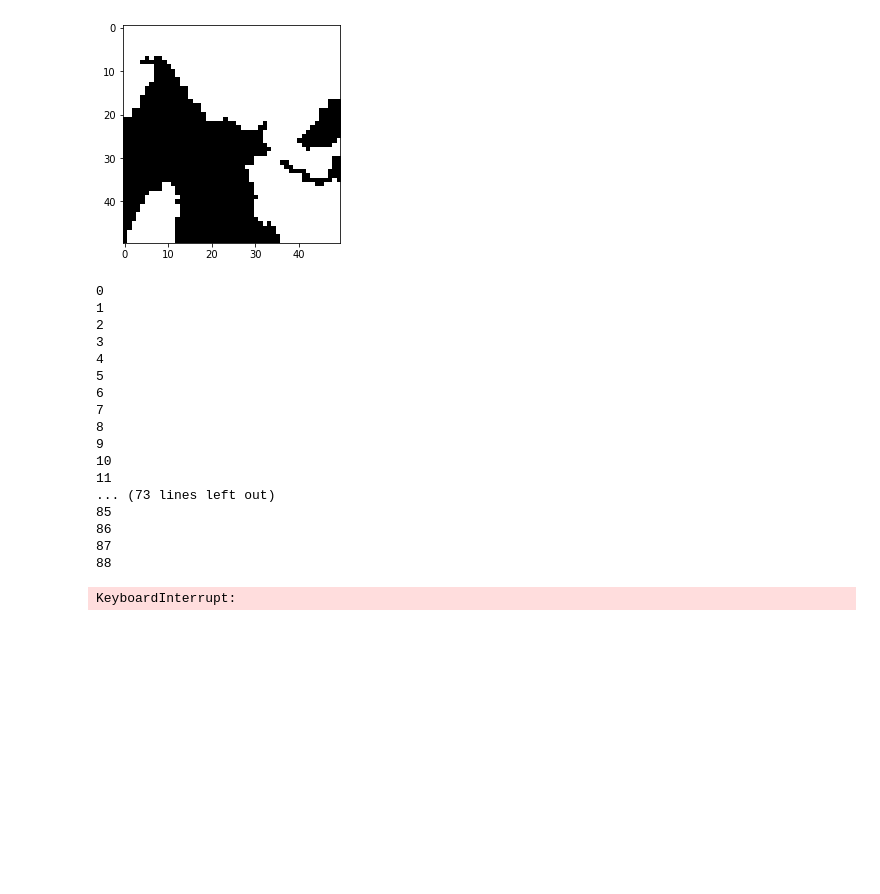
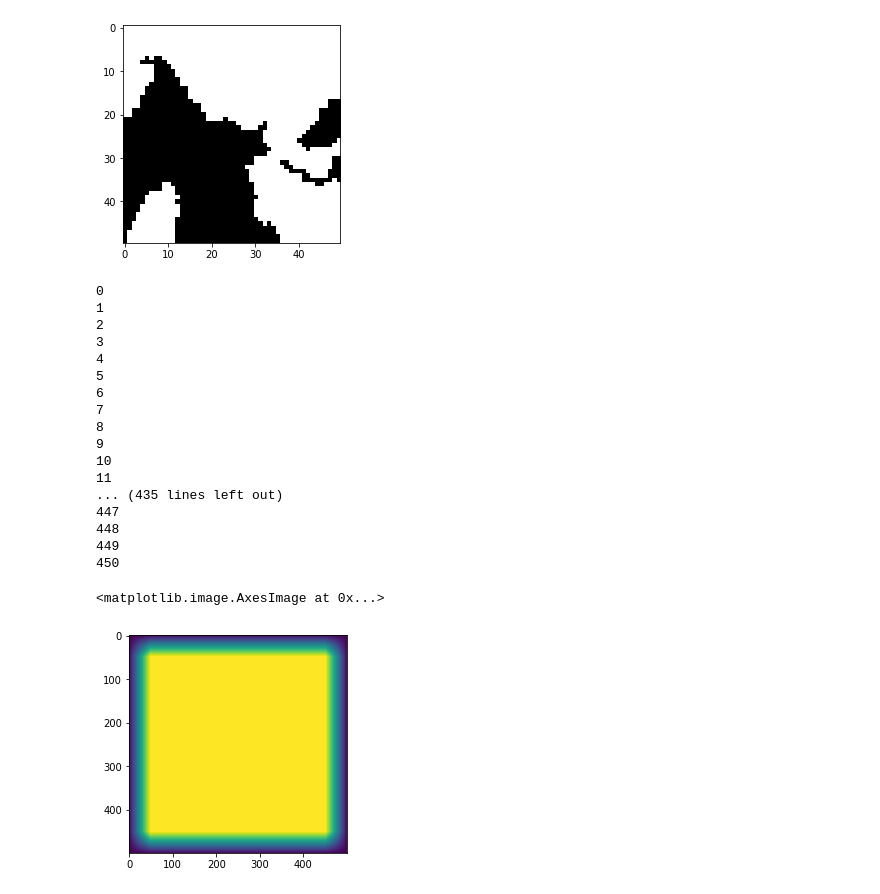
Before and after one commit to tsukiyashirokisaki/dp780, a Jupyter notebook: saliency.ipynb, the cells around one changed output. Cells and saved outputs as stored; diff of their text form; code cells hidden in the pictures; blank space fills up the shorter version.

```diff
--- a/saliency.ipynb
+++ b/saliency.ipynb
@@ -16,13 +16,13 @@ from Class import Data,Cluster,Dataset,CNN3,CNN5
 import torch.nn.functional as F
 import matplotlib.patches as patches
 # %%
-train=create_dataset("data/train/",feature=["Orient","BC","BS"])
-test=create_dataset("data/test/",feature=["Orient","BC","BS"])
+# train=create_dataset("data/train/",feature=["Orient","BC","BS"])
+# test=create_dataset("data/test/",feature=["Orient","BC","BS"])
+
+X=create_dataset("data/train/",feature=["Orient","BC","BS","MAD","Error","Bands","Phase"],use_corner=0)
+X_=create_dataset("data/test/",feature=["Orient","BC","BS","MAD","Error","Bands","Phase"],use_corner=0)
-# %%
-X=create_dataset("data/train/",feature=["Orient","BC","BS"],use_corner=0)
-X_=create_dataset("data/test/",feature=["Orient","BC","BS"],use_corner=0)
 # %%
-m1 = torch.load("model/CNN5_obcbs_0.814.pkl")
+m1 = torch.load("model/0.853_CNN5_Orient_BC_BS_MAD_Error_Bands_Phase_.pkl")
 # m2 = torch.load("model/CNN3_obcbs_0.775")
 # m3 = torch.load("model/CNN3_obcbs_0.775")
 m1.eval()
@@ -93,11 +93,11 @@ tensor([[0.6541, 0.3459]], grad_fn=<SoftmaxBackward>)
 [figure]
 # %%
 h=w=500
-new_map=torch.zeros([len(ind),h,w])
+new_map=torch.zeros([X_.shape[0],h,w])
 for i in range(h-49):
     print(i)
     for j in range(w-49):
-        val,ind=torch.max(m1(X[:,:,i:i+50,j:j+50]),axis=1)
+        val,ind=torch.max(m1(X_[:,:,i:i+50,j:j+50]),axis=1)
         for k in range(len(ind)):
             if not ind[k]:
                 new_map[k,i:i+50,j:j+50]+=torch.ones([50,50])
@@ -114,9 +114,21 @@ for i in range(h-49):
 9
 10
 11
-... (73 lines left out)
-85
-86
-87
-88
+... (435 lines left out)
+447
+448
+449
+450
-KeyboardInterrupt:
+# %%
+times=np.zeros([h,w])
+for i in range(h-49):
+    for j in range(w-49):
+        times[i:i+50,j:j+50]+=np.ones([50,50])
+# plt.imshow(new_map[1].detach().numpy(),cmap="gray")
+for i in range(len(new_map)):
+    new_map[i]/=times
+
+plt.imshow(times)
+# %% [output]
+<matplotlib.image.AxesImage at 0x...>
+[figure, added]
```
Also changed, not shown: parts of 4 cells of this notebook, 3 other files.
